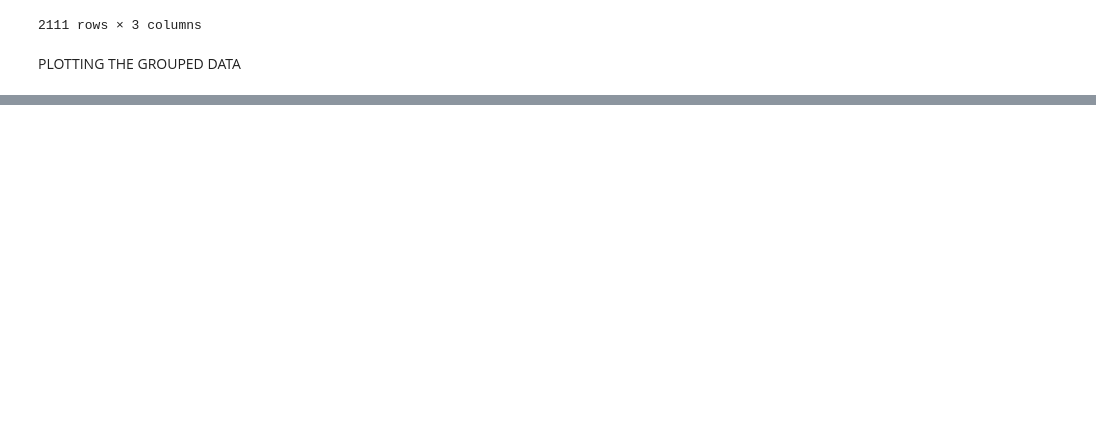
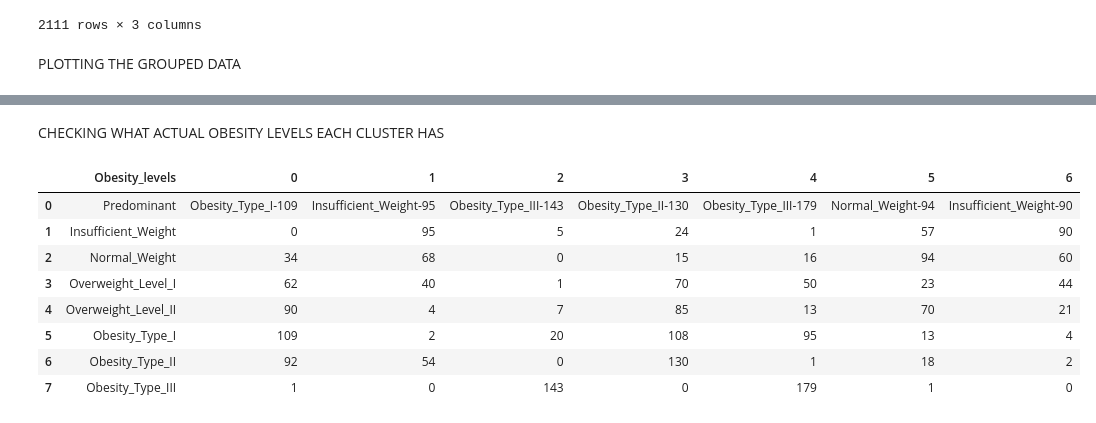
Before and after one commit to Juriij/Obesity-levels-clustering, a Jupyter notebook: main.ipynb, the cells around one changed output, grey strips where cells are left out. Cells and saved outputs as stored; diff of their text form; code cells hidden in the pictures; blank space fills up the shorter version.

```diff
--- a/main.ipynb
+++ b/main.ipynb
@@ -132,9 +133,9 @@ plt.show()
 # %%
-# # Adjust pandas display settings
-# pd.set_option('display.max_rows', None)     # Show all rows
-# pd.set_option('display.max_columns', None)  # Show all columns
-# pd.set_option('display.width', None)        # Don't truncate display width
-# pd.set_option('display.max_colwidth', None) # Don't truncate column width
+# Adjust pandas display settings
+pd.set_option('display.max_rows', None)     # Show all rows
+pd.set_option('display.max_columns', None)  # Show all columns
+pd.set_option('display.width', None)        # Don't truncate display width
+pd.set_option('display.max_colwidth', None) # Don't truncate column width
 
 # data
 # %%
@@ -143,3 +144,53 @@ pd.reset_option('display.max_rows')
 pd.reset_option('display.max_columns')
 pd.reset_option('display.width')
 pd.reset_option('display.max_colwidth')
+# %% [markdown]
+CHECKING WHAT ACTUAL OBESITY LEVELS EACH CLUSTER HAS
+# %%
+clusters = []
+for i in range(7):
+    clusters.append(original_data[original_data.cluster == i])
+
+obesity_levels = ["Predominant","Insufficient_Weight", "Normal_Weight", "Overweight_Level_I", "Overweight_Level_II", "Obesity_Type_I", "Obesity_Type_II", "Obesity_Type_III"]
+
+analysis = pd.DataFrame({"Obesity_levels" : obesity_levels,
+                         "0" : 0,
+                         "1" : 0,
+                         "2" : 0,
+                         "3" : 0,
+                         "4" : 0,
+                         "5" : 0,
+                         "6" : 0,}
+                        )
+
+
+
+
+
+for i in range(7):
+    for j in range(1, 8):
+        sum = (clusters[i]["NObeyesdad"] == obesity_levels[j]).sum()
+        analysis.at[j, str(i)] = sum
+
+    # Find the maximum value in the column (excluding the 'Predominant' row)
+    max_count = analysis.loc[1:, str(i)].max()
+    # Find the row index where the maximum count occurs
+    max_index = analysis.loc[1:, str(i)].idxmax()
+    # Get the corresponding obesity level from the 'Obesity_levels' column using the index
+    corresponding_level = analysis.at[max_index, 'Obesity_levels']
+
+
+    analysis.at[0, str(i)] = f'{corresponding_level}-{max_count}'
+
+
+analysis
+# %% [output]
+|  | Obesity_levels | 0 | 1 | 2 | 3 | 4 | 5 | 6 |
+| 0 | Predominant | Obesity_Type_I-109 | Insufficient_Weight-95 | Obesity_Type_III-143 | Obesity_Type_II-130 | Obesity_Type_III-179 | Normal_Weight-94 | Insufficient_Weight-90 |
+| 1 | Insufficient_Weight | 0 | 95 | 5 | 24 | 1 | 57 | 90 |
+| 2 | Normal_Weight | 34 | 68 | 0 | 15 | 16 | 94 | 60 |
+| 3 | Overweight_Level_I | 62 | 40 | 1 | 70 | 50 | 23 | 44 |
+| 4 | Overweight_Level_II | 90 | 4 | 7 | 85 | 13 | 70 | 21 |
+| 5 | Obesity_Type_I | 109 | 2 | 20 | 108 | 95 | 13 | 4 |
+| 6 | Obesity_Type_II | 92 | 54 | 0 | 130 | 1 | 18 | 2 |
+| 7 | Obesity_Type_III | 1 | 0 | 143 | 0 | 179 | 1 | 0 |
```
Also changed, not shown: parts of 2 cells of this notebook.
